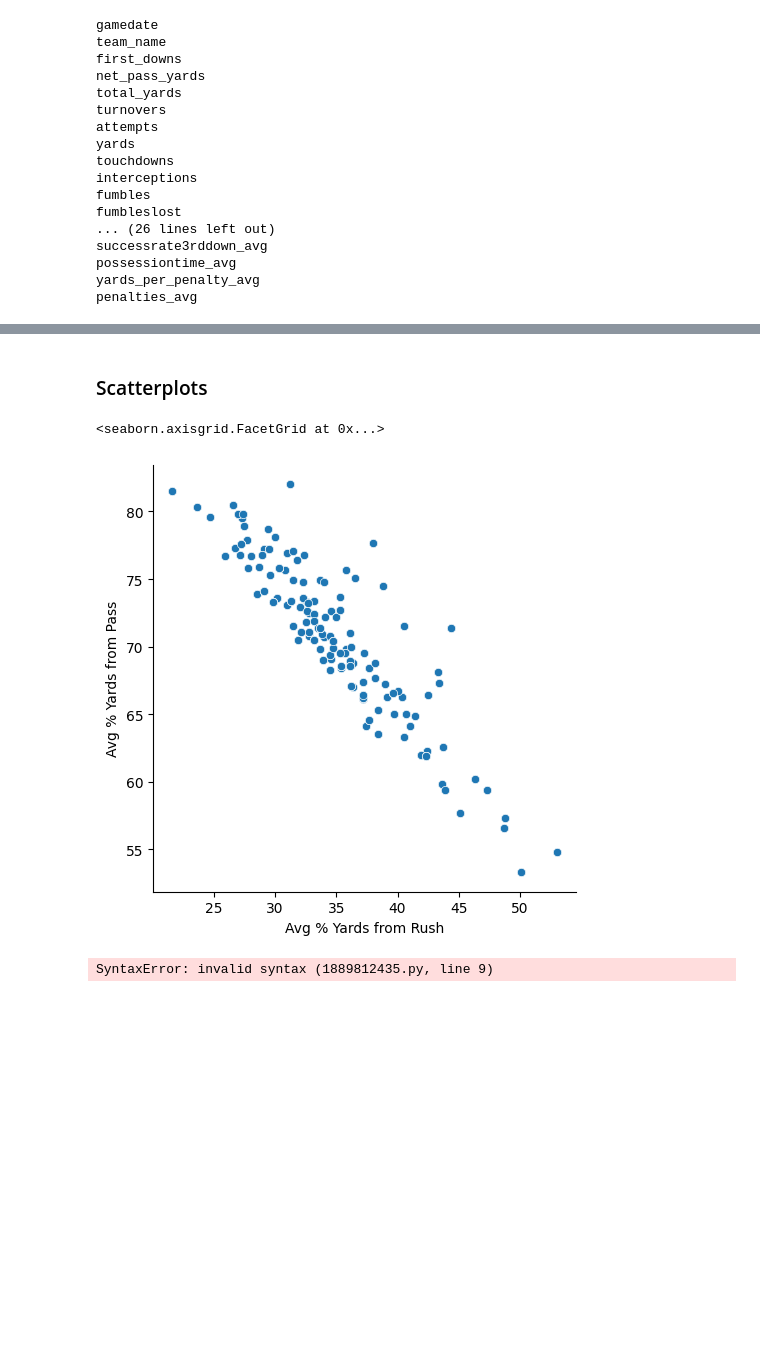
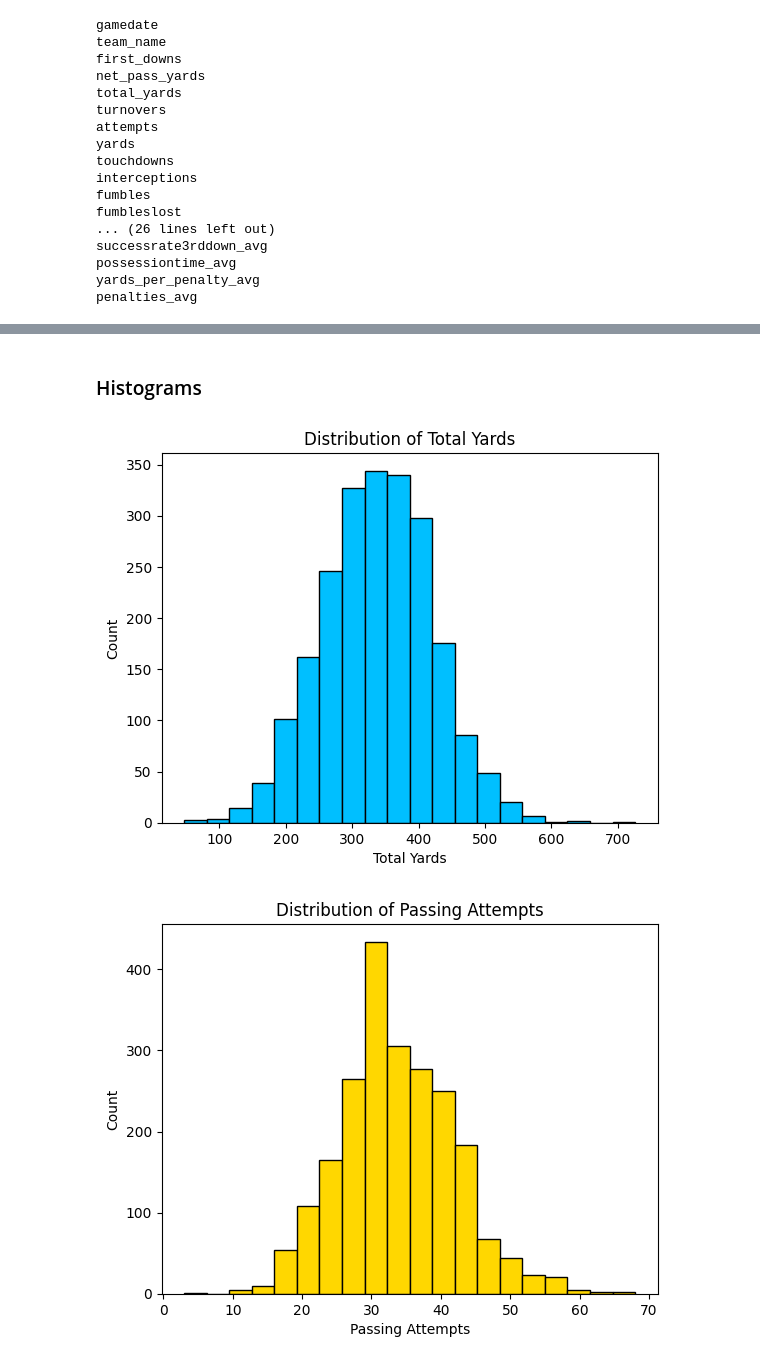
Before and after one commit to CamSmithers/NFL, a Jupyter notebook: Basic Analysis.ipynb, the cells around one changed output, grey strips where cells are left out. Drawn from its saved outputs; the diff is of its cells as text; code cells hidden in the pictures; blank space fills up the shorter version.

Commit message:
Making More Plots :P 2

```diff
--- a/Basic Analysis.ipynb
+++ b/Basic Analysis.ipynb
@@ -67,24 +48,33 @@ for key,value in histvars.items():
-# %% [markdown]
-### Scatterplots
-# %%
-plot = sns.relplot(data=stats_team, x='pctyardsrush_avg', y='pctyardspass_avg')
-plot.set_axis_labels('Avg % Yards from Rush', 'Avg % Yards from Pass')
-# %% [output]
-<seaborn.axisgrid.FacetGrid at 0x...>
-[figure, removed]
+# %% [markdown]
+### Histograms
 # %%
-hist_dict={
-    'attempts':'Passing Attempts',
-    'rushingattempts':'Rushing Attempts',
-    'totalyards':'Total Yards',
-    'yardsperpenality':'Yards Per Penality'
-}
+# Distribution of Total Yards
+plt.hist(x=stats_team.total_yards, edgecolor='black', color='deepskyblue', bins=20)
+plt.title('Distribution of Total Yards')
+plt.xlabel('Total Yards')
+plt.ylabel('Count')
+plt.show()
 
-for key,value in hist_dict.items():
-    plt.hist(x=stats_team.)
-    plt.title('Distribution of {value}')
-    plt.xlabel(value)
-    plt.ylabel('Count')
-    plt.show()
+# Distribution of Passing Attempts
+plt.hist(x=stats_team.attempts, edgecolor='black', color='gold', bins=20)
+plt.title('Distribution of Passing Attempts')
+plt.xlabel('Passing Attempts')
+plt.ylabel('Count')
+plt.show()
+
+# Distribution of Rushing Attempts
+plt.hist(x=stats_team.rushattempts, edgecolor='black', color='mediumpurple', bins=20)
+plt.title('Distribution of Rushing Attempts')
+plt.xlabel('Rush Attempts')
+plt.ylabel('Count')
+plt.show()
+
+# Distrbution of Yards Lost Per Penalty
+plt.hist(x=stats_team.yards_per_penalty, edgecolor='black', color='palegreen')
+plt.title('Distribution of Yards Lost Per Penalty')
+plt.xlabel('Yards Lost Per Penalty')
+plt.ylabel('Count')
+plt.show()
 # %% [output]
-SyntaxError: invalid syntax (1889812435.py, line 9)
+[figure, added]
+[figure, added]
```
Also changed, not shown: parts of 6 cells of this notebook.
